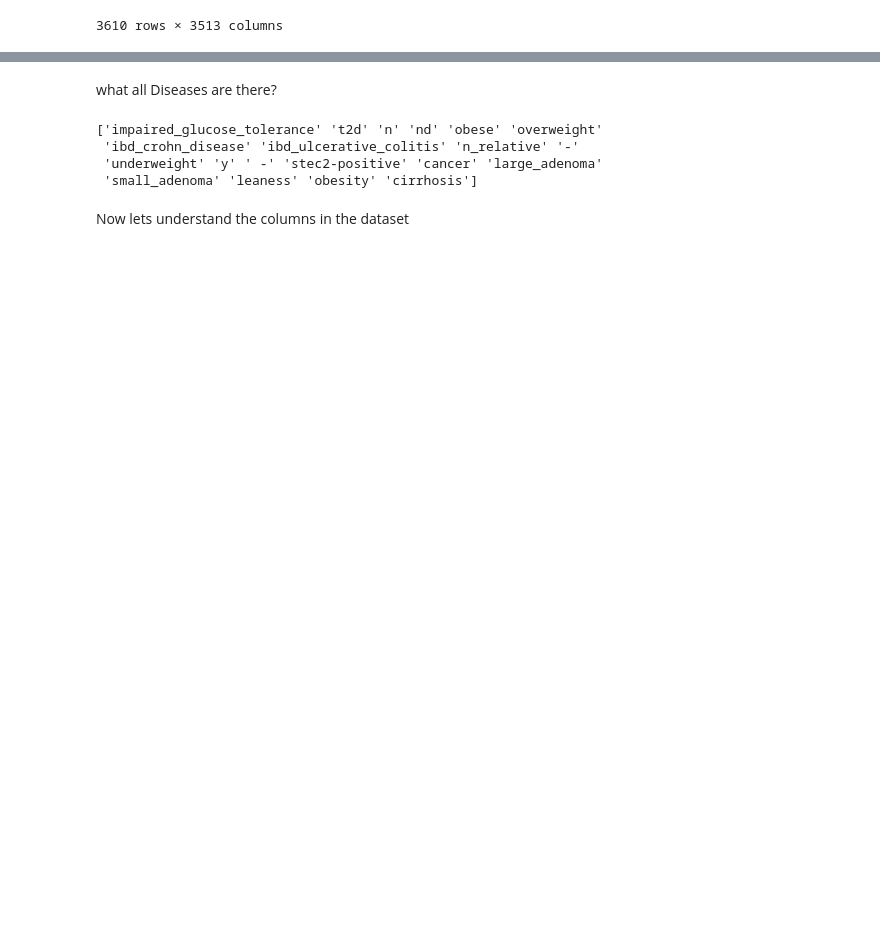
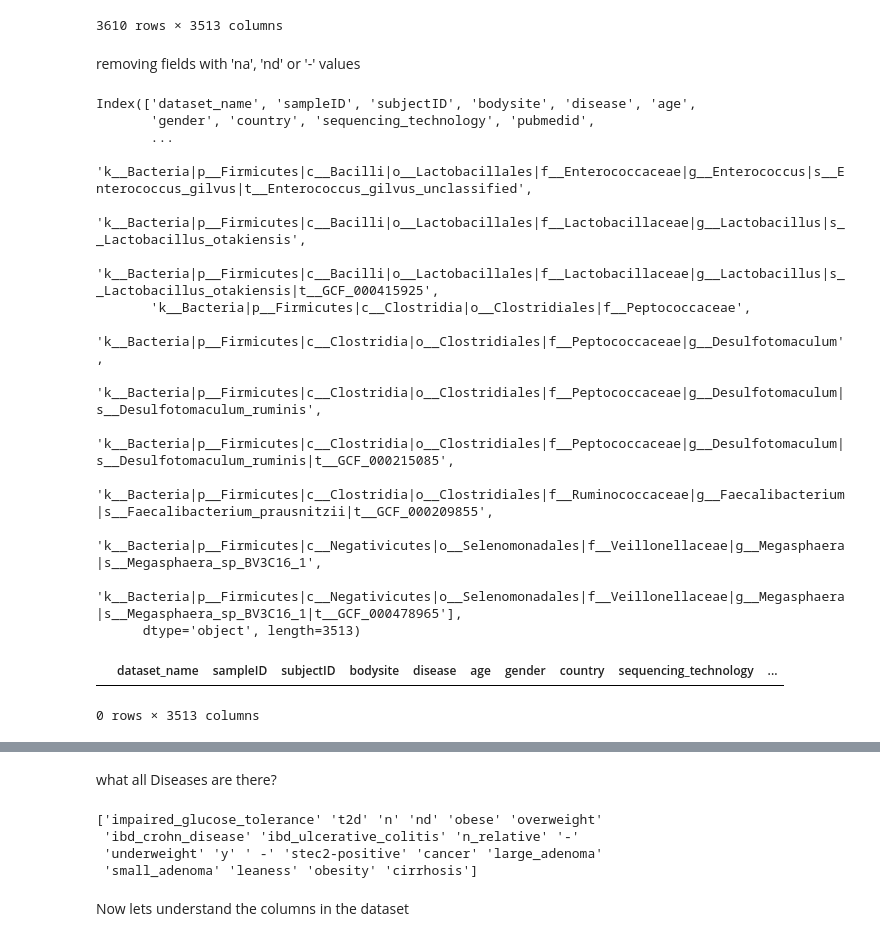
Before and after one commit to Ekansh-K/Human_Metagenomics_IBD_Project, a Jupyter notebook: dataset/Data.ipynb, the cells around one changed output, grey strips where cells are left out. Drawn from its saved outputs; the diff is of its cells as text; code cells hidden in the pictures; blank space fills up the shorter version.

```diff
--- a/dataset/Data.ipynb
+++ b/dataset/Data.ipynb
@@ -22,3 +22,30 @@ display(df)
 | 3608 | t2dmeta_long | T2D-038 | - | stool | - | - | - | - | Illumina | ... |
 | 3609 | t2dmeta_long | T2D-061 | - | stool | - | - | - | - | Illumina | ... |
 3610 rows × 3513 columns
+# %% [markdown]
+removing fields with 'na', 'nd' or '-' values
+# %%
+# Replace missing value indicators with np.nan
+df.replace(['nd', 'na'], np.nan, inplace=True)
+
+# Drop rows with missing values
+df.dropna(inplace=True)
+display(df.columns)
+display(df)
+# %% [output]
+Index(['dataset_name', 'sampleID', 'subjectID', 'bodysite', 'disease', 'age',
+       'gender', 'country', 'sequencing_technology', 'pubmedid',
+       ...
+       'k__Bacteria|p__Firmicutes|c__Bacilli|o__Lactobacillales|f__Enterococcaceae|g__Enterococcus|s__Enterococcus_gilvus|t__Enterococcus_gilvus_unclassified',
+       'k__Bacteria|p__Firmicutes|c__Bacilli|o__Lactobacillales|f__Lactobacillaceae|g__Lactobacillus|s__Lactobacillus_otakiensis',
+       'k__Bacteria|p__Firmicutes|c__Bacilli|o__Lactobacillales|f__Lactobacillaceae|g__Lactobacillus|s__Lactobacillus_otakiensis|t__GCF_000415925',
+       'k__Bacteria|p__Firmicutes|c__Clostridia|o__Clostridiales|f__Peptococcaceae',
+       'k__Bacteria|p__Firmicutes|c__Clostridia|o__Clostridiales|f__Peptococcaceae|g__Desulfotomaculum',
+       'k__Bacteria|p__Firmicutes|c__Clostridia|o__Clostridiales|f__Peptococcaceae|g__Desulfotomaculum|s__Desulfotomaculum_ruminis',
+       'k__Bacteria|p__Firmicutes|c__Clostridia|o__Clostridiales|f__Peptococcaceae|g__Desulfotomaculum|s__Desulfotomaculum_ruminis|t__GCF_000215085',
+       'k__Bacteria|p__Firmicutes|c__Clostridia|o__Clostridiales|f__Ruminococcaceae|g__Faecalibacterium|s__Faecalibacterium_prausnitzii|t__GCF_000209855',
+       'k__Bacteria|p__Firmicutes|c__Negativicutes|o__Selenomonadales|f__Veillonellaceae|g__Megasphaera|s__Megasphaera_sp_BV3C16_1',
+       'k__Bacteria|p__Firmicutes|c__Negativicutes|o__Selenomonadales|f__Veillonellaceae|g__Megasphaera|s__Megasphaera_sp_BV3C16_1|t__GCF_000478965'],
+      dtype='object', length=3513)
+|  | dataset_name | sampleID | subjectID | bodysite | disease | age | gender | country | sequencing_technology | ... |
+0 rows × 3513 columns
```
Also changed, not shown: parts of 2 cells of this notebook, 3 other files.
